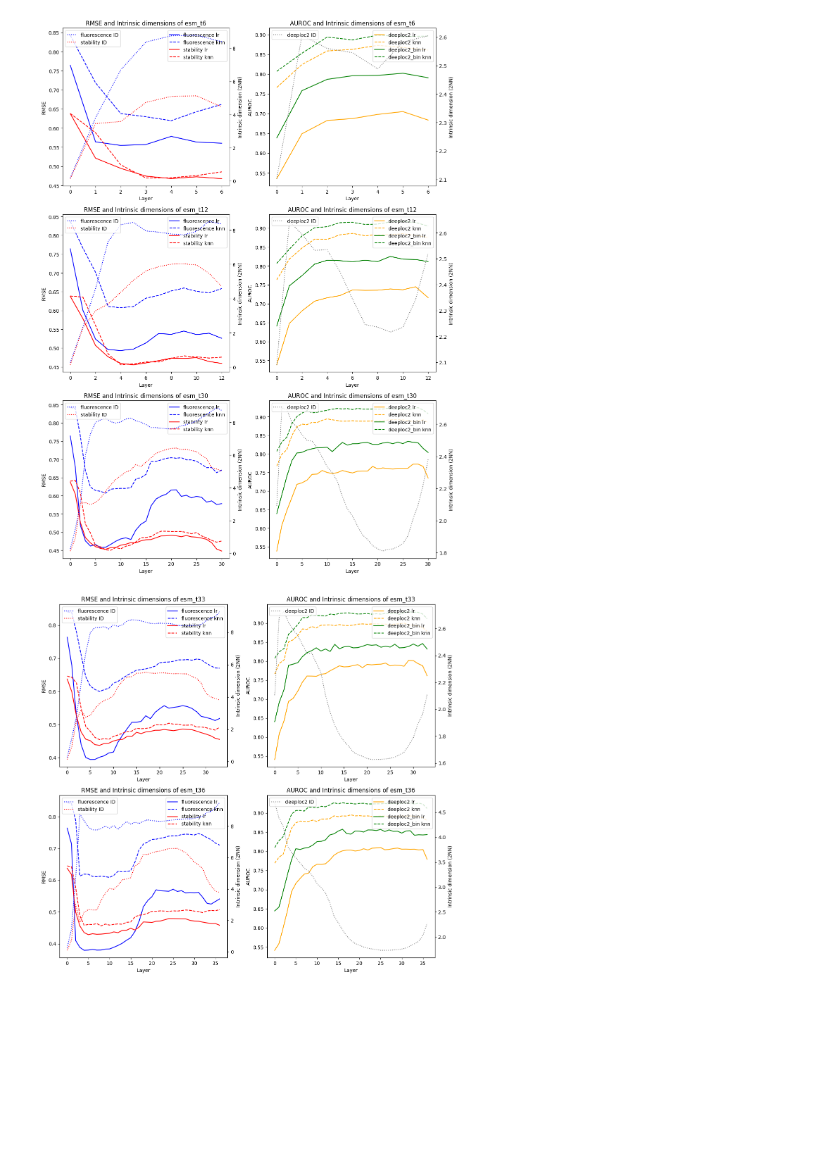
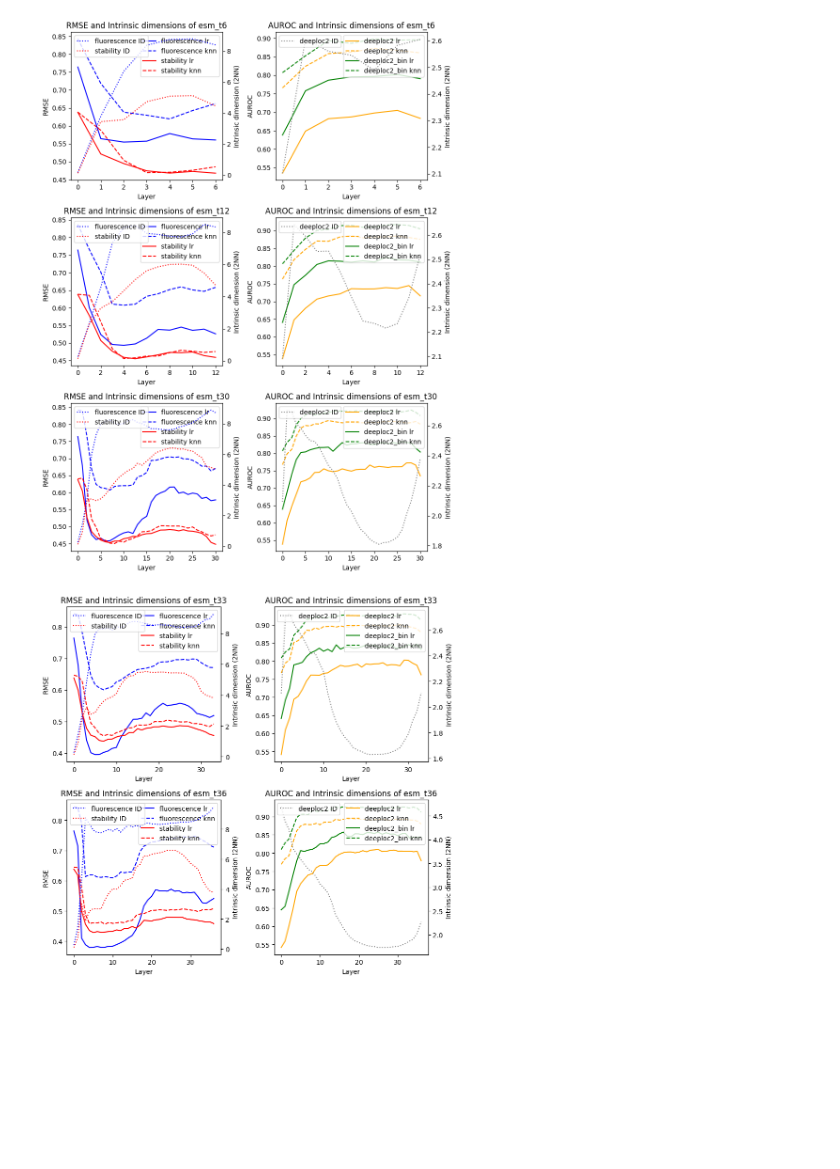
Before and after one commit to Old-Shatterhand/SMTB2025_solution, a Jupyter notebook: plot.ipynb, the cells around one changed output. Cells and saved outputs as stored; diff of their text form; code cells hidden in the pictures.

```diff
--- a/plot.ipynb
+++ b/plot.ipynb
@@ -143,30 +143,30 @@ def plot_model(ax, root, model, metric, reg: bool = True):
     ax.set_title(f"{metric.upper()} and Intrinsic dimensions of {model}")
     ax.legend(loc="upper right")
 # %%
-fig = plt.figure(figsize=(12, 16))
+fig = plt.figure(figsize=(9, 12))
 gs = gridspec.GridSpec(3, 2, figure=fig)
 axs = [
     fig.add_subplot(gs[0, 0]), fig.add_subplot(gs[0, 1]),
     fig.add_subplot(gs[1, 0]), fig.add_subplot(gs[1, 1]),
     fig.add_subplot(gs[2, 0]), fig.add_subplot(gs[2, 1]),
 ]
 
 plot_model(axs[0], ROOT, "esm_t6", REG_METRIC)
 plot_model(axs[1], ROOT, "esm_t6", CLASS_METRIC, reg=False)
 
 plot_model(axs[2], ROOT, "esm_t12", REG_METRIC)
 plot_model(axs[3], ROOT, "esm_t12", CLASS_METRIC, reg=False)
 
 plot_model(axs[4], ROOT, "esm_t30", REG_METRIC)
 plot_model(axs[5], ROOT, "esm_t30", CLASS_METRIC, reg=False)
 
 plt.tight_layout()
 plt.savefig("figures/page1.pdf", dpi=300)
 plt.show()
 # %% [output]
-[figure, old version]
+[figure, new version]
 # %%
-fig = plt.figure(figsize=(12, 16))
+fig = plt.figure(figsize=(9, 12))
 gs = gridspec.GridSpec(3, 2, figure=fig)
 axs = [
     fig.add_subplot(gs[0, 0]), fig.add_subplot(gs[0, 1]),
@@ -187,5 +187,5 @@ plt.tight_layout()
 plt.savefig("figures/page2.pdf", dpi=300)
 plt.show()
 # %% [output]
-[figure, old version]
+[figure, new version]
 # %%
```
Also changed, not shown: parts of 5 cells of this notebook, 11 other files.
